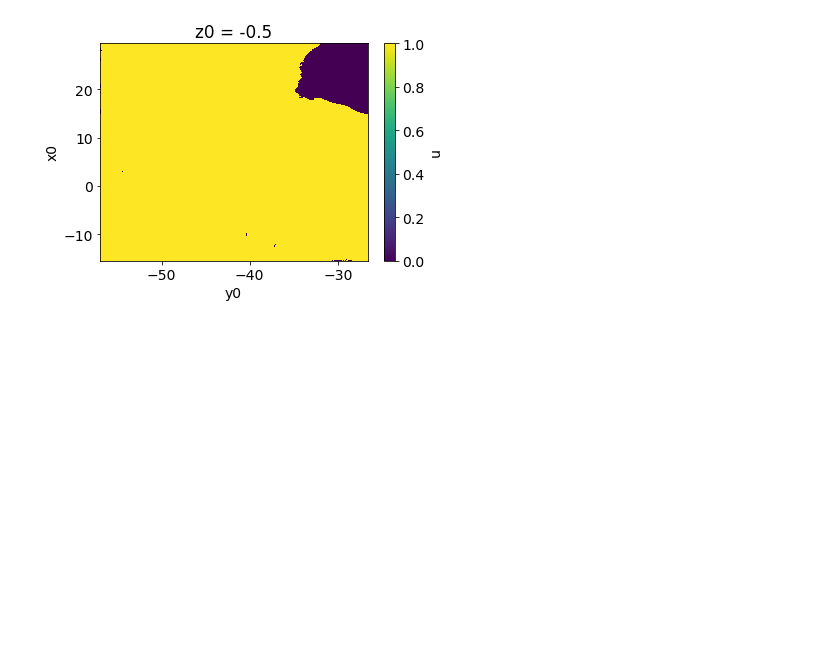
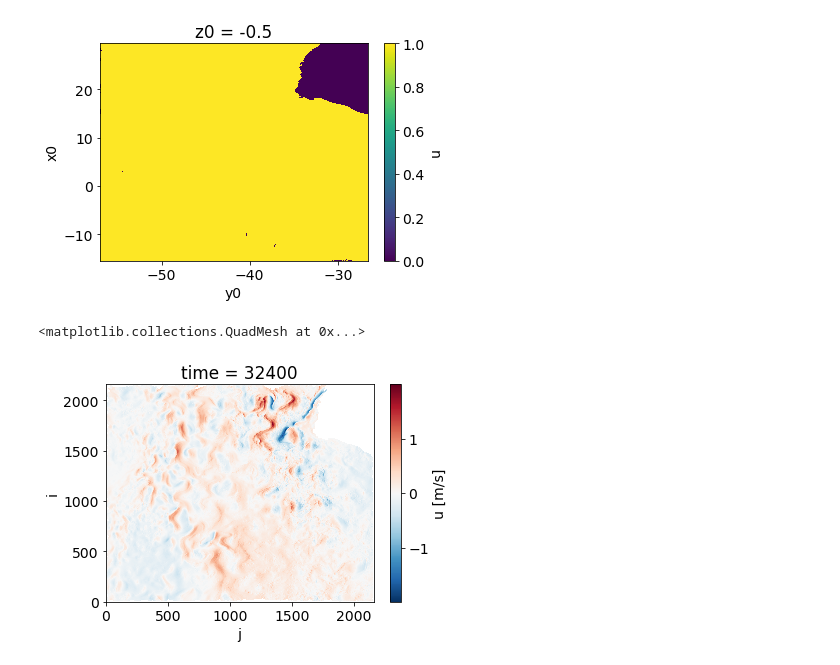
Before and after one commit to cspencerjones/separating-balanced, a Jupyter notebook: python/filtered_u_v.ipynb, the cells around one changed output. Saved outputs shown, nothing was run; the diff lists cells and outputs as text; code cells hidden in the pictures; blank space fills up the shorter version.

```diff
--- a/python/filtered_u_v.ipynb
+++ b/python/filtered_u_v.ipynb
@@ -1400,3 +1400,10 @@ ds.x.isel(time=0).isel(z0=3).plot()
 # %% [output]
 <matplotlib.collections.QuadMesh at 0x...>
 [figure]
+# %%
+check = xr.open_zarr('/swot/SUM03/spencer/check_filtered/filtered_vels.zarr')
+# %%
+check.u.isel(time=10).plot()
+# %% [output]
+<matplotlib.collections.QuadMesh at 0x...>
+[figure, added]
```
Also changed, not shown: parts of 4 cells of this notebook, 2 other files.
